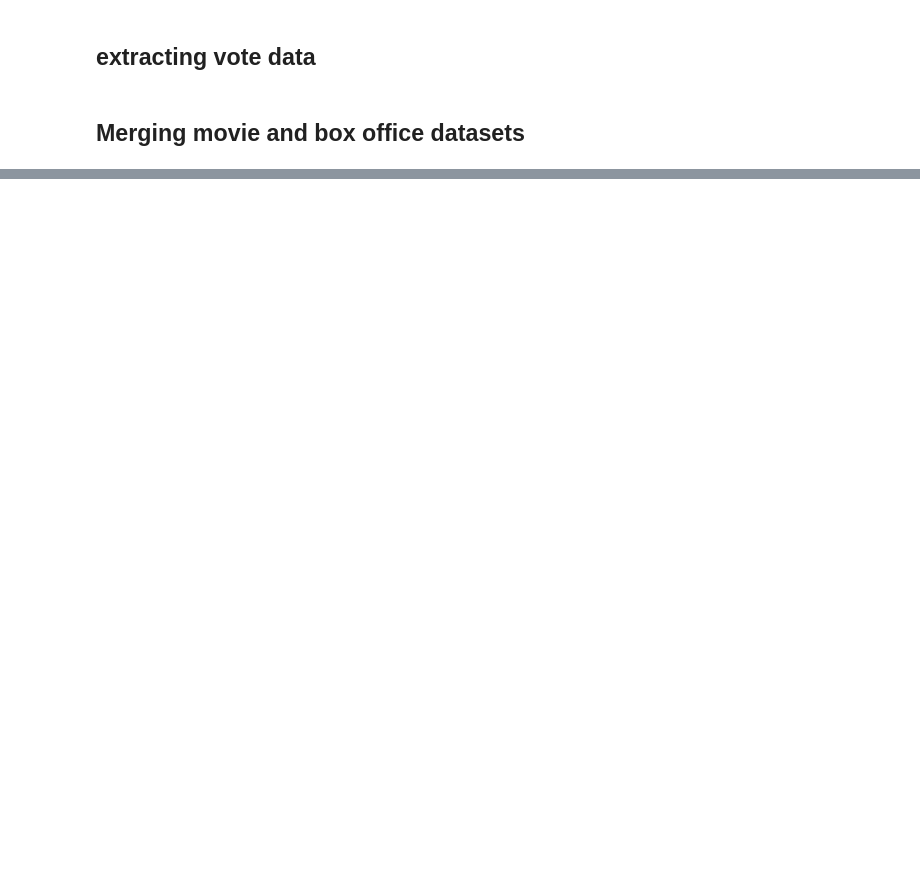
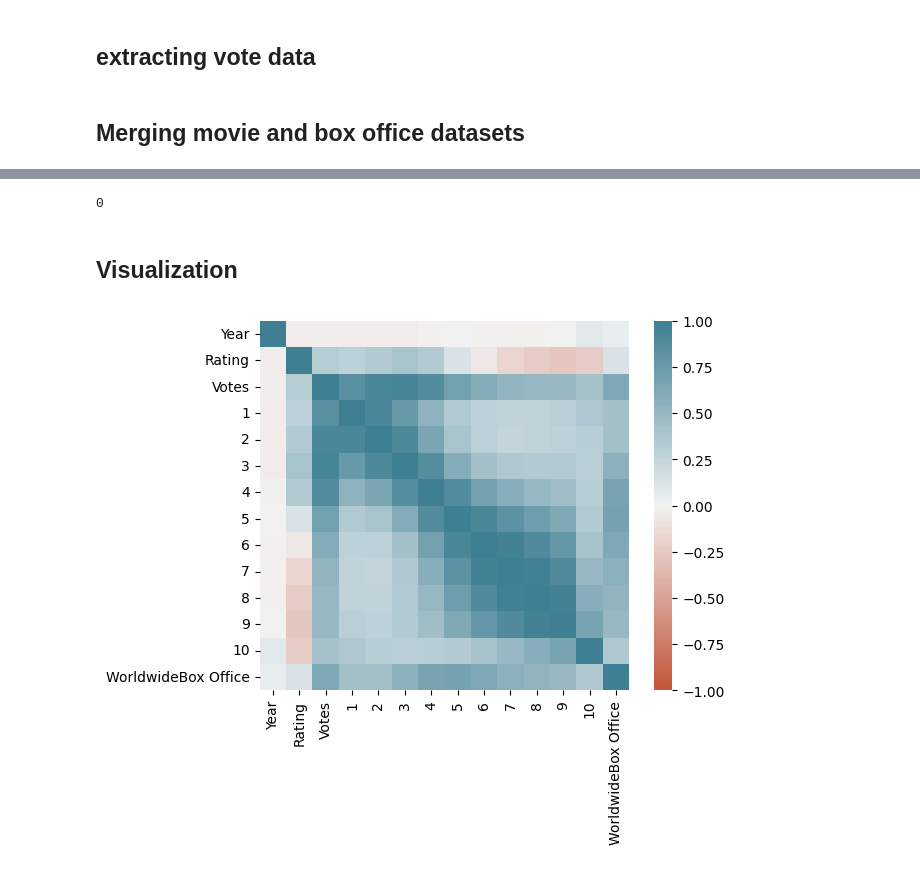
Before and after one commit to emre-bl/Movie-Revenue-Prediction, a Jupyter notebook: İMDB.ipynb, the cells around one changed output, grey strips where cells are left out. Drawn from its saved outputs; the diff is of its cells as text; code cells hidden in the pictures; blank space fills up the shorter version.

Commit message:
data set üzerinde hafif oynamalar ve çıkarım yapma

```diff
--- a/İMDB.ipynb
+++ b/İMDB.ipynb
@@ -153,9 +156,6 @@ def fill_revenues_from_wikipedia(dataset, indices, start=0, end=0, zip=1):
 # %%
 import pandas as pd
 import numpy as np
-data = pd.read_csv("movie_revenue_data_all.csv")
+data = pd.read_csv("movie_revenue_data.csv")
 data = pd.DataFrame(data)
-data['WorldwideBox Office'] = data['WorldwideBox Office'].astype('str')
-data['WorldwideBox Office'] = data['WorldwideBox Office'].str.replace(',', '')
-data['WorldwideBox Office'] = pd.to_numeric(data['WorldwideBox Office'], errors='coerce')
 # %%
@@ -175,0 +209,16 @@ Name: WorldwideBox Office, Length: 7625, dtype: float64
+# %%
+data.isnull().sum().sum()
+# %% [output]
+0
+# %% [markdown]
+## Visualization
+# %%
+import seaborn as sns
+ax = sns.heatmap(
+    data[data.columns[1:]].corr(),
+    vmin=-1, vmax=1, center=0,
+    cmap=sns.diverging_palette(20, 220, n=200),
+    square=True
+)
+# %% [output]
+[figure, added]
```
Also changed, not shown: parts of 18 cells of this notebook, 1 other file.
